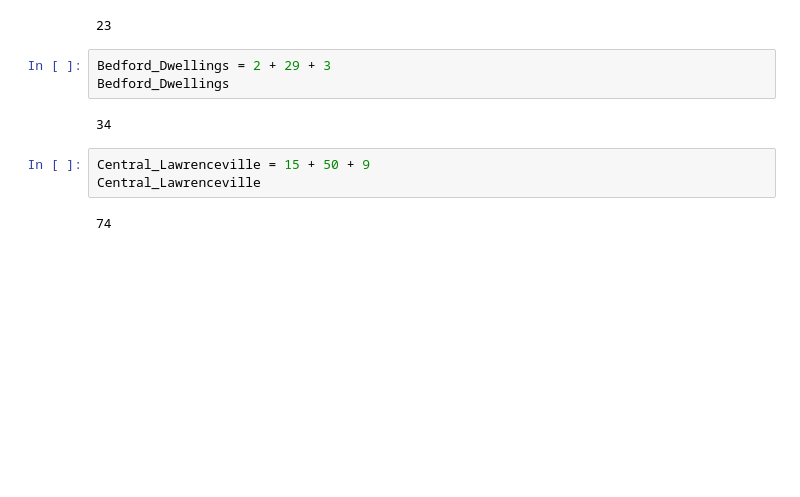
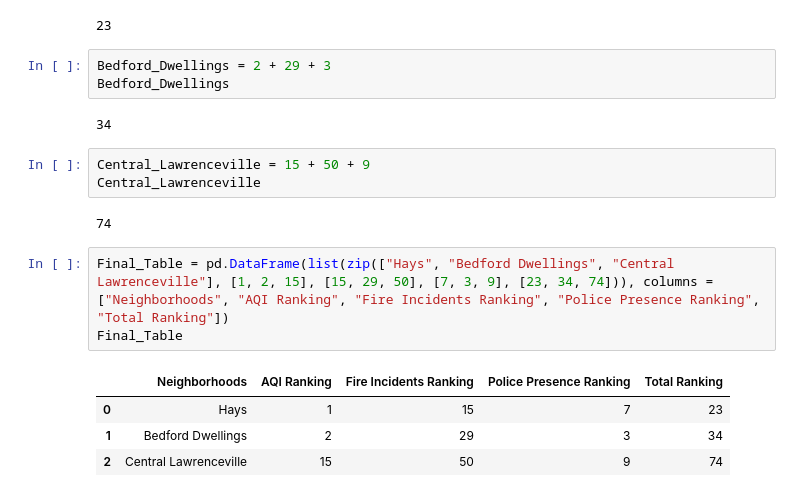
Before and after one commit to andChen2026/Final-Project-Best-Neighberhood, a Jupyter notebook: Final.ipynb, the cells around one changed output. Saved outputs shown, nothing was run; the diff lists cells and outputs as text; blank space fills up the shorter version.

```diff
--- a/Final.ipynb
+++ b/Final.ipynb
@@ -242,3 +242,11 @@ Central_Lawrenceville = 15 + 50 + 9
 Central_Lawrenceville
 # %% [output]
 74
+# %%
+Final_Table = pd.DataFrame(list(zip(["Hays", "Bedford Dwellings", "Central Lawrenceville"], [1, 2, 15], [15, 29, 50], [7, 3, 9], [23, 34, 74])), columns = ["Neighborhoods", "AQI Ranking", "Fire Incidents Ranking", "Police Presence Ranking", "Total Ranking"])
+Final_Table
+# %% [output]
+|  | Neighborhoods | AQI Ranking | Fire Incidents Ranking | Police Presence Ranking | Total Ranking |
+| 0 | Hays | 1 | 15 | 7 | 23 |
+| 1 | Bedford Dwellings | 2 | 29 | 3 | 34 |
+| 2 | Central Lawrenceville | 15 | 50 | 9 | 74 |
```
